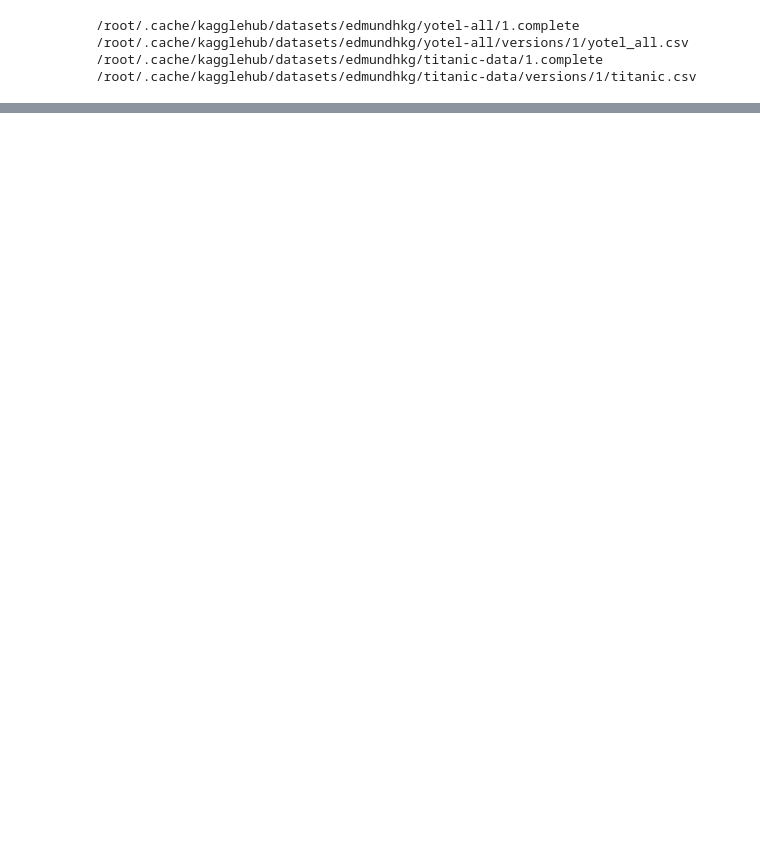
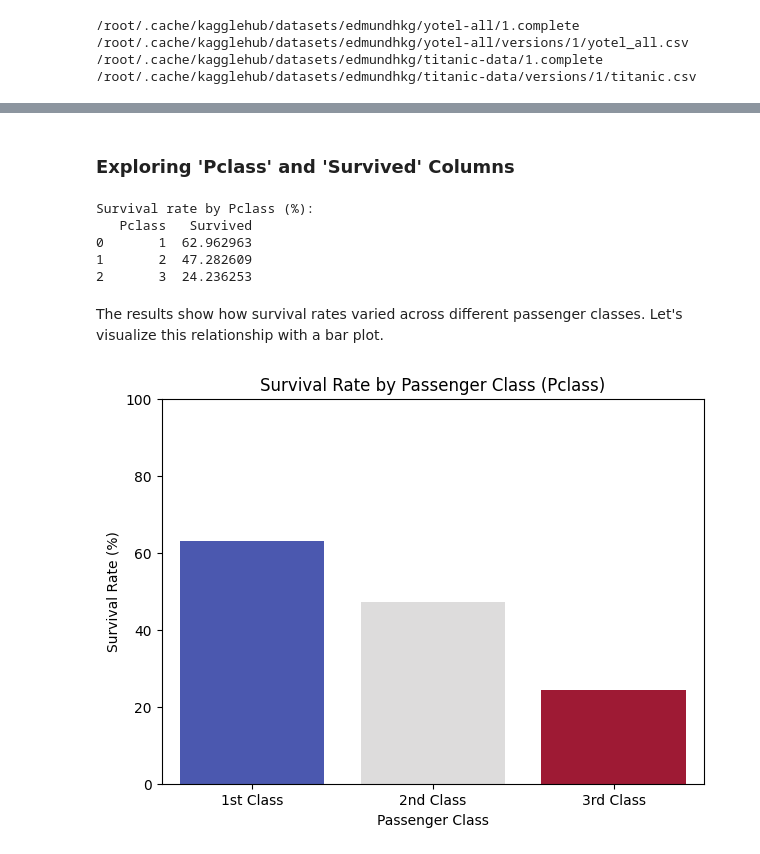
Before and after one commit to EdmundShea/google_colab, a Jupyter notebook: notebook48ba9c0a0e.ipynb, the cells around one changed output, grey strips where cells are left out. Saved outputs shown, nothing was run; the diff lists cells and outputs as text; code cells hidden in the pictures; blank space fills up the shorter version.

```diff
--- a/notebook48ba9c0a0e.ipynb
+++ b/notebook48ba9c0a0e.ipynb
@@ -57,0 +135,32 @@ import kagglehub
+# %% [markdown]
+### Exploring 'Pclass' and 'Survived' Columns
+# %%
+# Calculate survival rate by 'Pclass'
+survival_by_pclass = titanic_df.groupby('Pclass')['Survived'].mean().reset_index()
+survival_by_pclass['Survived'] = survival_by_pclass['Survived'] * 100 # Convert to percentage
+
+print("Survival rate by Pclass (%):")
+print(survival_by_pclass)
+# %% [output]
+Survival rate by Pclass (%):
+   Pclass   Survived
+0       1  62.962963
+1       2  47.282609
+2       3  24.236253
+# %% [markdown]
+The results show how survival rates varied across different passenger classes. Let's visualize this relationship with a bar plot.
+# %%
+import matplotlib.pyplot as plt
+import seaborn as sns
+
+# Create a bar plot to visualize survival rate by Pclass
+plt.figure(figsize=(7, 5))
+sns.barplot(x='Pclass', y='Survived', data=survival_by_pclass, palette='coolwarm', hue='Pclass', legend=False)
+plt.title('Survival Rate by Passenger Class (Pclass)')
+plt.xlabel('Passenger Class')
+plt.ylabel('Survival Rate (%)')
+plt.ylim(0, 100)
+plt.xticks([0, 1, 2], ['1st Class', '2nd Class', '3rd Class']) # Label Pclass for clarity
+plt.show()
+# %% [output]
+[figure, added]
```
Also changed, not shown: parts of 8 cells of this notebook.
